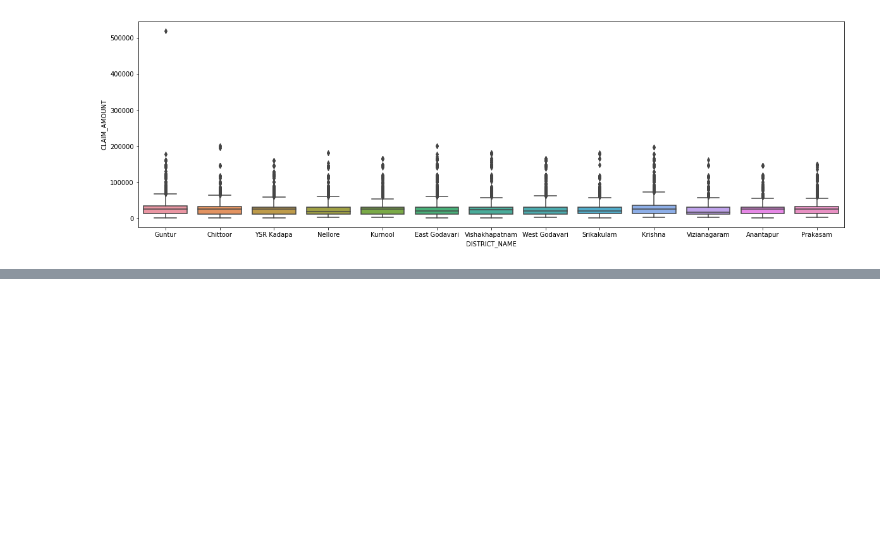
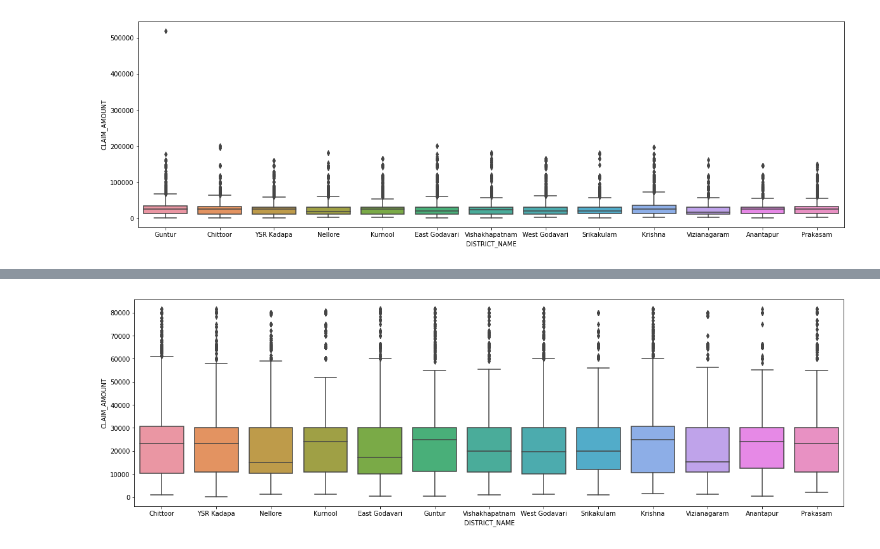
Before and after one commit to matog/Curso_EDA_Python_HealthData, a Jupyter notebook: notebook4031fa4176.ipynb, the cells around one changed output, grey strips where cells are left out. Cells and saved outputs as stored; diff of their text form; code cells hidden in the pictures; blank space fills up the shorter version.

```diff
--- a/notebook4031fa4176.ipynb
+++ b/notebook4031fa4176.ipynb
@@ -663,5 +660,0 @@ sns.boxplot(x=data_graph['DISTRICT_NAME'], y=data_graph['CLAIM_AMOUNT']);
-# %%
-data_graph.sort_values(by='SURGERY_DATE', ascending=False)
-data_graph['CLAIM_AMOUNT_RM'] = data_graph['CLAIM_AMOUNT'].rolling(5).mean()
-data_graph['CLAIM_AMOUNT_RM_min'] = data_graph['CLAIM_AMOUNT_min'].rolling(5).mean()
-data_graph['CLAIM_AMOUNT_RM_max'] = data_graph['CLAIM_AMOUNT_max'].rolling(5).mean()
@@ -667,0 +671,12 @@ data_graph['CLAIM_AMOUNT_RM_max'] = data_graph['CLAIM_AMOUNT_max'].rolling(5).me
+# %%
+from scipy import stats
+import numpy as np
+# graph_graph = data_graph.groupby(['SURGERY_DATE']).agg({'CLAIM_AMOUNT': 'mean'}).reset_index()
+
+data_graph = data_graph[(np.abs(stats.zscore(data_graph['CLAIM_AMOUNT'])) < 3)]
+# %%
+fig, ax = plt.subplots(figsize=(20, 6))
+
+sns.boxplot(x=data_graph['DISTRICT_NAME'], y=data_graph['CLAIM_AMOUNT']);
+# %% [output]
+[figure, added]
```
Also changed, not shown: parts of 5 cells of this notebook, 2 other files.
